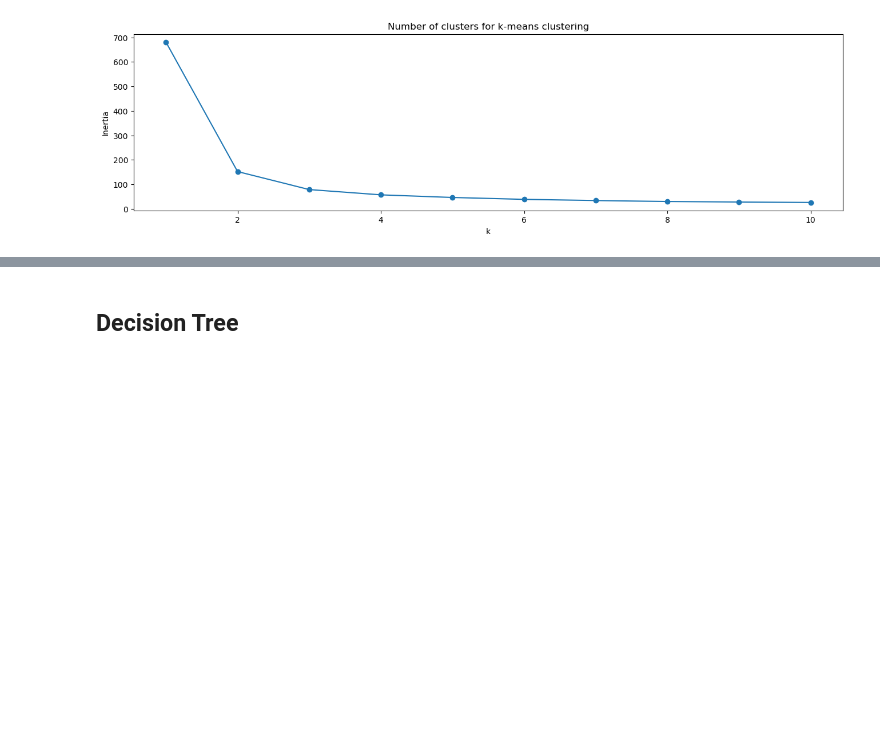
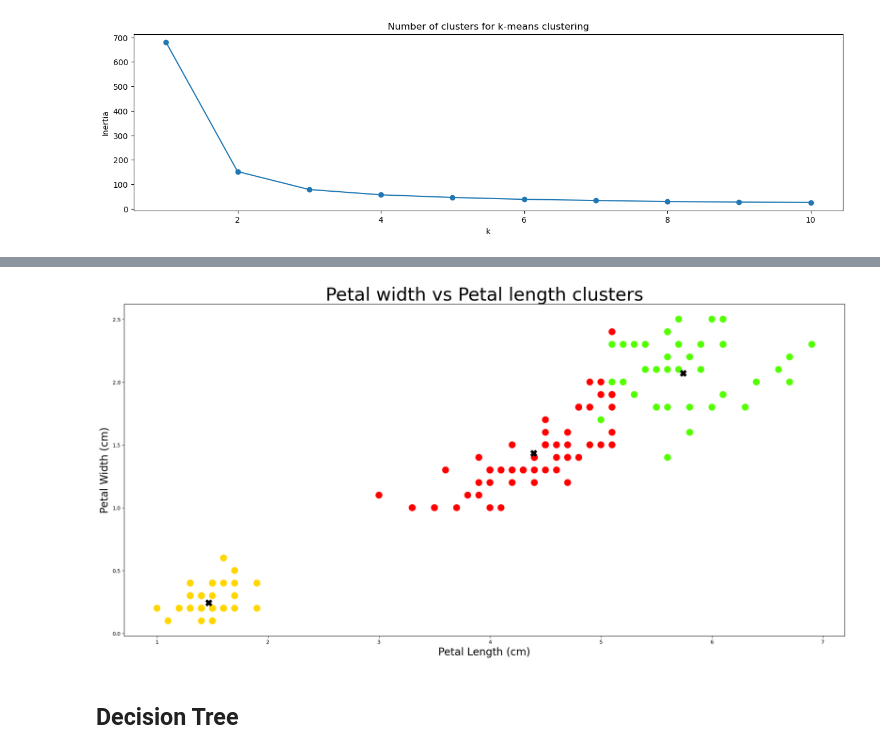
Before and after one commit to josep-audenis/Iris, a Jupyter notebook: iris.ipynb, the cells around one changed output, grey strips where cells are left out. Saved outputs shown, nothing was run; the diff lists cells and outputs as text; code cells hidden in the pictures; blank space fills up the shorter version.

```diff
--- a/iris.ipynb
+++ b/iris.ipynb
@@ -193,3 +139,16 @@ plt.show()
+# %%
+plt.figure(figsize=(20, 10), layout="constrained")
+plt.title("Petal width vs Petal length clusters", fontsize=35)
+
+plt.scatter(iris_kmeans[:,2], iris_kmeans[:,3], c=y_kmeans, cmap="prism", marker="o", s=150)
+plt.scatter(kmeans.cluster_centers_[:,2], kmeans.cluster_centers_[:,3], c="black", marker="X", s=150)
+
+plt.xlabel("Petal Length (cm)", fontsize=20)
+plt.ylabel("Petal Width (cm)", fontsize=20)
+
+plt.show()
+# %% [output]
+[figure, added]
 # %% [markdown]
 
 ## Decision Tree
```
Also changed, not shown: parts of 10 cells of this notebook.
